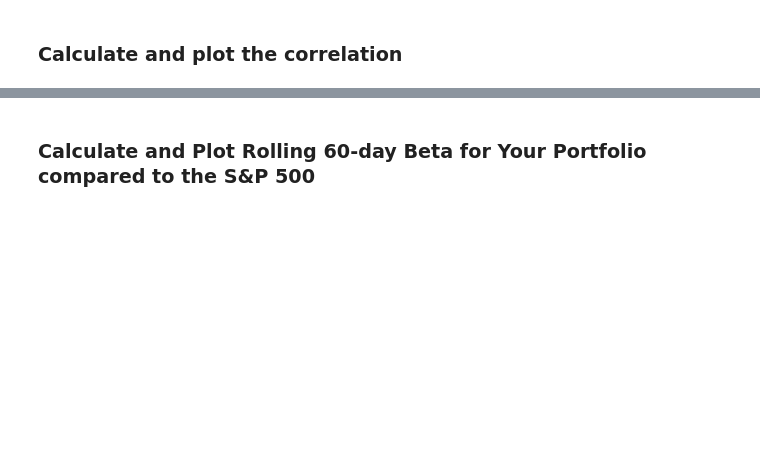
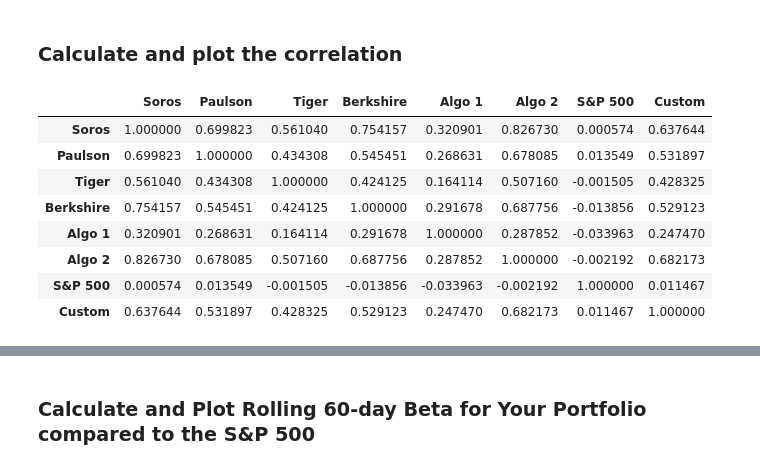
Before and after one commit to twigikit/pandas-homework, a Jupyter notebook: whale_analysis.ipynb, the cells around one changed output, grey strips where cells are left out. Cells and saved outputs as stored; diff of their text form; code cells hidden in the pictures; blank space fills up the shorter version.

```diff
--- a/whale_analysis.ipynb
+++ b/whale_analysis.ipynb
@@ -752,4 +748,16 @@ roll21_sd_all.plot(figsize=(10,5), fontsize =8, title="21-day rolling standard d
 # %% [markdown]
 ### Calculate and plot the correlation
 # %%
-# Calculate and plot the correlation
+# Calculate the correlation
+correlation_all = all_daily_returns.corr()
+correlation_all
+# %% [output]
+|  | Soros | Paulson | Tiger | Berkshire | Algo 1 | Algo 2 | S&P 500 | Custom |
+| Soros | 1.000000 | 0.699823 | 0.561040 | 0.754157 | 0.320901 | 0.826730 | 0.000574 | 0.637644 |
+| Paulson | 0.699823 | 1.000000 | 0.434308 | 0.545451 | 0.268631 | 0.678085 | 0.013549 | 0.531897 |
+| Tiger | 0.561040 | 0.434308 | 1.000000 | 0.424125 | 0.164114 | 0.507160 | -0.001505 | 0.428325 |
+| Berkshire | 0.754157 | 0.545451 | 0.424125 | 1.000000 | 0.291678 | 0.687756 | -0.013856 | 0.529123 |
+| Algo 1 | 0.320901 | 0.268631 | 0.164114 | 0.291678 | 1.000000 | 0.287852 | -0.033963 | 0.247470 |
+| Algo 2 | 0.826730 | 0.678085 | 0.507160 | 0.687756 | 0.287852 | 1.000000 | -0.002192 | 0.682173 |
+| S&P 500 | 0.000574 | 0.013549 | -0.001505 | -0.013856 | -0.033963 | -0.002192 | 1.000000 | 0.011467 |
+| Custom | 0.637644 | 0.531897 | 0.428325 | 0.529123 | 0.247470 | 0.682173 | 0.011467 | 1.000000 |
```
Also changed, not shown: parts of 11 cells of this notebook.
